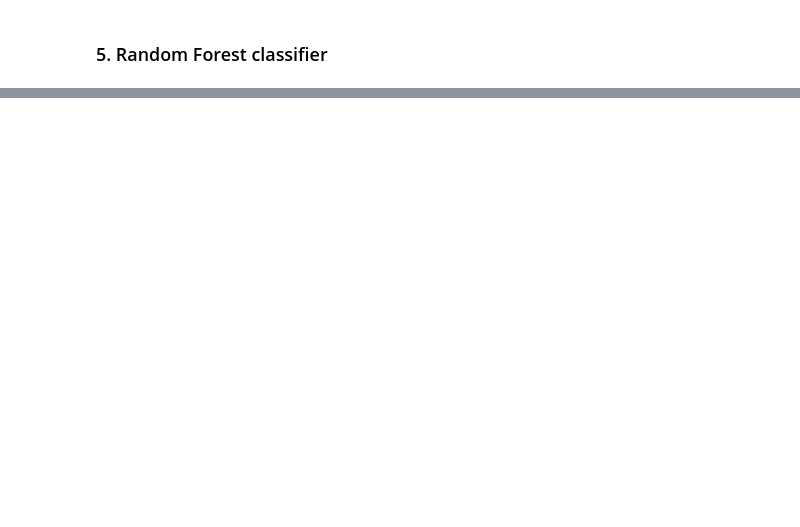
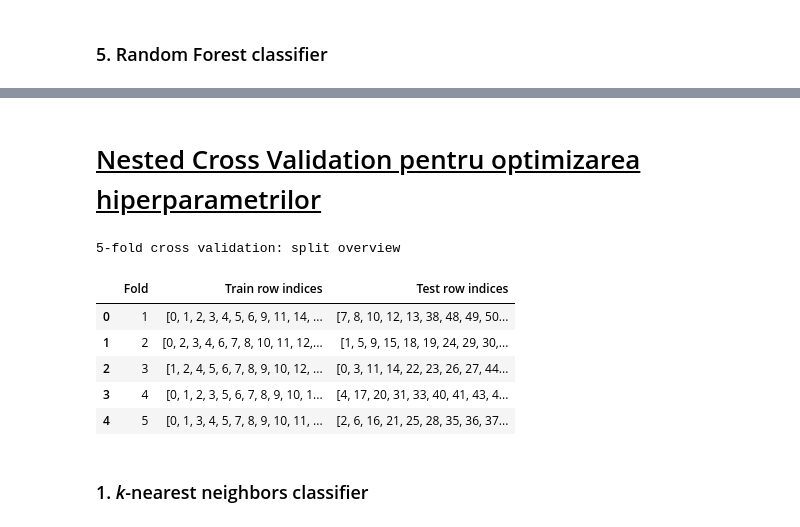
Before and after one commit to MateiSirbu/IDS_Sirbu_Tataru, a Jupyter notebook: Laborator6/Wi-Fi localization.ipynb, the cells around one changed output, grey strips where cells are left out. Drawn from its saved outputs; the diff is of its cells as text; code cells hidden in the pictures; blank space fills up the shorter version.

Commit message:
Added hyperparameter optimization via nested CV for Wi-Fi localization models

```diff
--- a/Laborator6/Wi-Fi localization.ipynb
+++ b/Laborator6/Wi-Fi localization.ipynb
@@ -259,0 +258,30 @@ Train F1 score for each fold: [1. 1. 1. 1. 1.]
+# %% [markdown]
+# <u>Nested Cross Validation pentru optimizarea hiperparametrilor</u>
+# %%
+from sklearn.model_selection import KFold
+from sklearn.model_selection import GridSearchCV
+from sklearn.model_selection import RandomizedSearchCV
+from sklearn.metrics import accuracy_score
+
+# CVs configuration
+inner_cv = KFold(n_splits=4, shuffle=True)
+outer_cv = KFold(n_splits=5, shuffle=True)
+outer_cv_acc = []
+
+# outer CV folds:
+print("5-fold cross validation: split overview")
+splits = outer_cv.split(range(data_wifi.index.size))
+subsets = pd.DataFrame(columns=['Fold', 'Train row indices', 'Test row indices'])
+for i, split_data in enumerate(splits):
+    subsets.loc[i]=[i + 1, split_data[0], split_data[1]]
+display(subsets)
+# %% [output]
+5-fold cross validation: split overview
+|  | Fold | Train row indices | Test row indices |
+| 0 | 1 | [0, 1, 2, 3, 4, 5, 6, 9, 11, 14, ... | [7, 8, 10, 12, 13, 38, 48, 49, 50... |
+| 1 | 2 | [0, 2, 3, 4, 6, 7, 8, 10, 11, 12,... | [1, 5, 9, 15, 18, 19, 24, 29, 30,... |
+| 2 | 3 | [1, 2, 4, 5, 6, 7, 8, 9, 10, 12, ... | [0, 3, 11, 14, 22, 23, 26, 27, 44... |
+| 3 | 4 | [0, 1, 2, 3, 5, 6, 7, 8, 9, 10, 1... | [4, 17, 20, 31, 33, 40, 41, 43, 4... |
+| 4 | 5 | [0, 1, 3, 4, 5, 7, 8, 9, 10, 11, ... | [2, 6, 16, 21, 25, 28, 35, 36, 37... |
+# %% [markdown]
+### 1. <i>k</i>-nearest neighbors classifier
```
Also changed, not shown: parts of 25 cells of this notebook.
